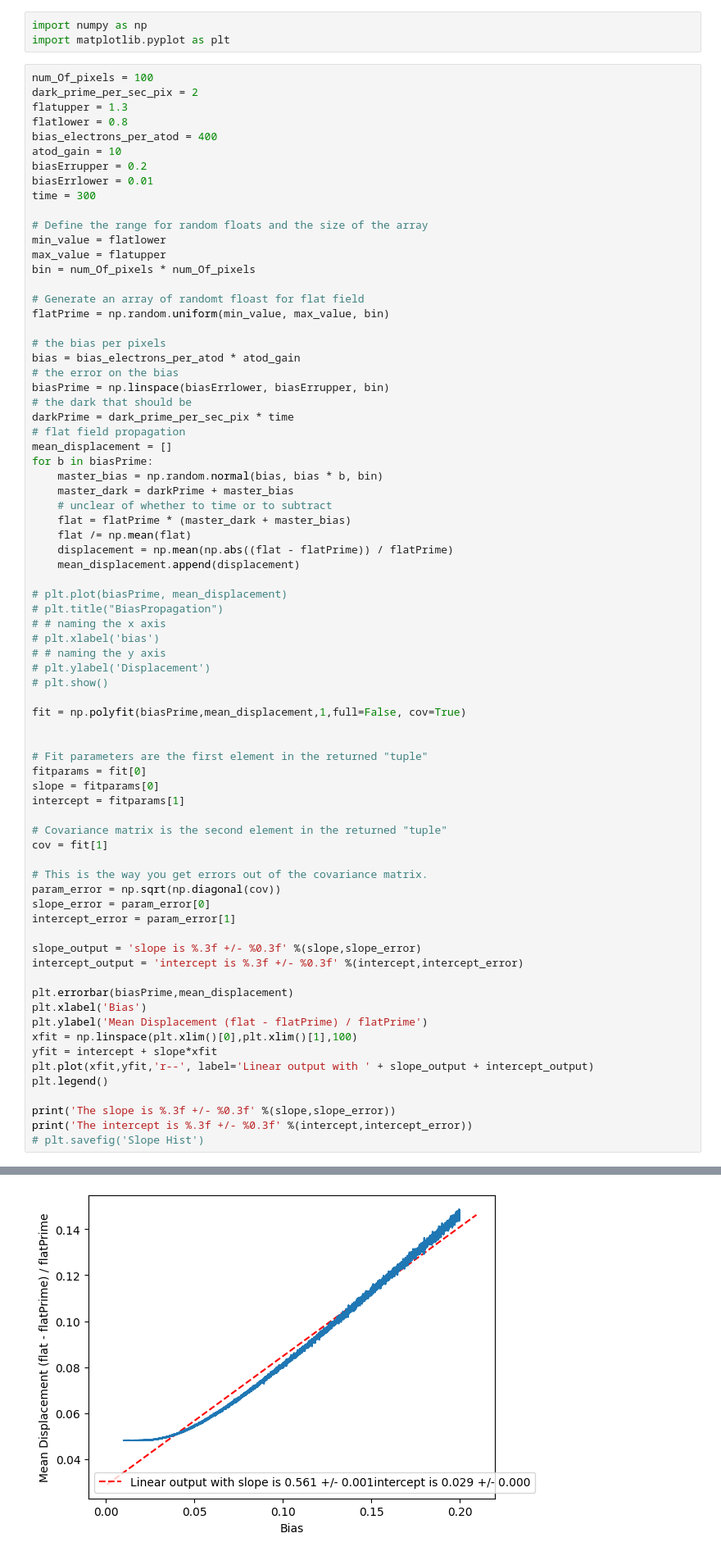
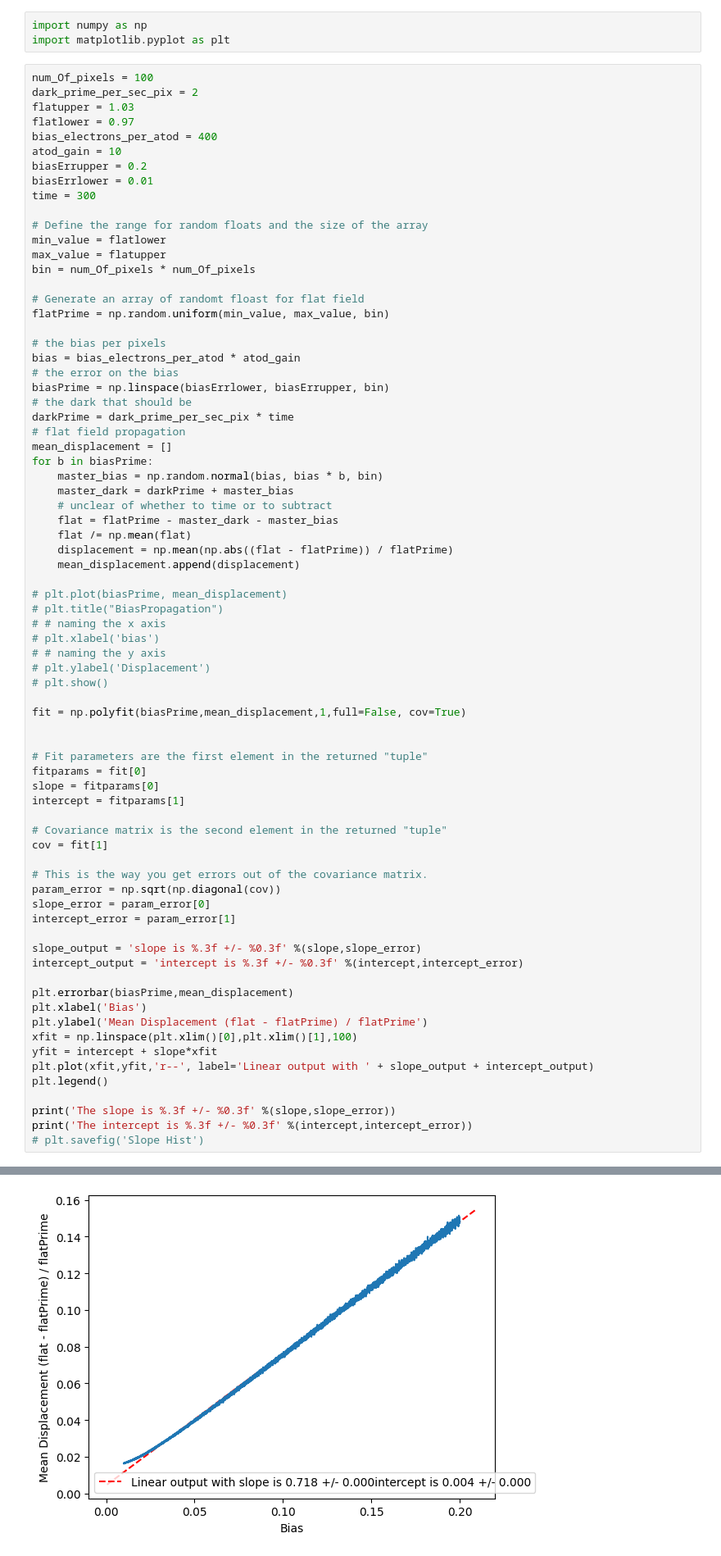
Before and after one commit to Voluptatemn/AstroResearch, a Jupyter notebook: BiasErrorProp.ipynb, the cells around one changed output, grey strips where cells are left out. Shown at 82% size. Drawn from its saved outputs; the diff is of its cells as text.

```diff
--- a/BiasErrorProp.ipynb
+++ b/BiasErrorProp.ipynb
@@ -8,8 +8,8 @@ import matplotlib.pyplot as plt
 # %%
 num_Of_pixels = 100
 dark_prime_per_sec_pix = 2
-flatupper = 1.3
-flatlower = 0.8
+flatupper = 1.03
+flatlower = 0.97
 bias_electrons_per_atod = 400
 atod_gain = 10
 biasErrupper = 0.2
@@ -36,7 +36,7 @@ for b in biasPrime:
     master_bias = np.random.normal(bias, bias * b, bin)
     master_dark = darkPrime + master_bias
     # unclear of whether to time or to subtract
-    flat = flatPrime * (master_dark + master_bias)
+    flat = flatPrime - master_dark - master_bias
     flat /= np.mean(flat)
     displacement = np.mean(np.abs((flat - flatPrime)) / flatPrime)
     mean_displacement.append(displacement)
@@ -85,4 +85,4 @@ The intercept is 0.029 +/- 0.000
-[figure, old version]
+[figure, new version]
 # %%
 slope_normal = np.random.normal(slope, slope_error, bin)
 plt.hist(slope_normal, bin, density = True, color='b', edgecolor='black')
```
Also changed, not shown: parts of 3 cells of this notebook.
